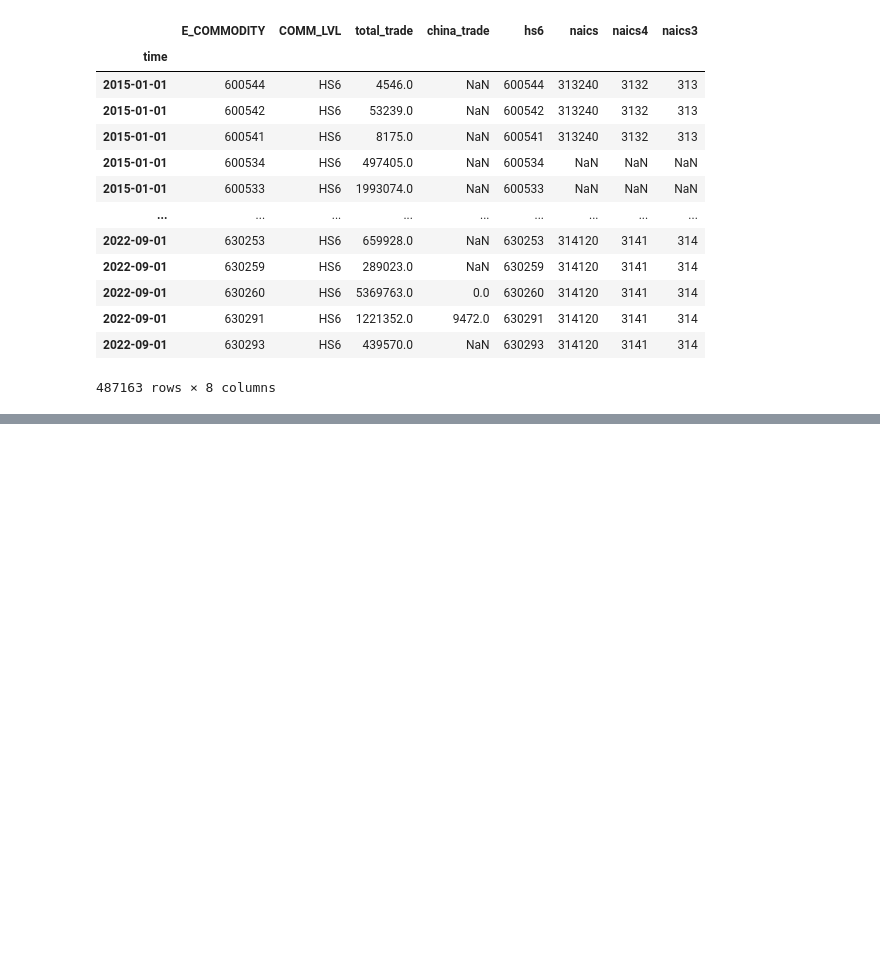
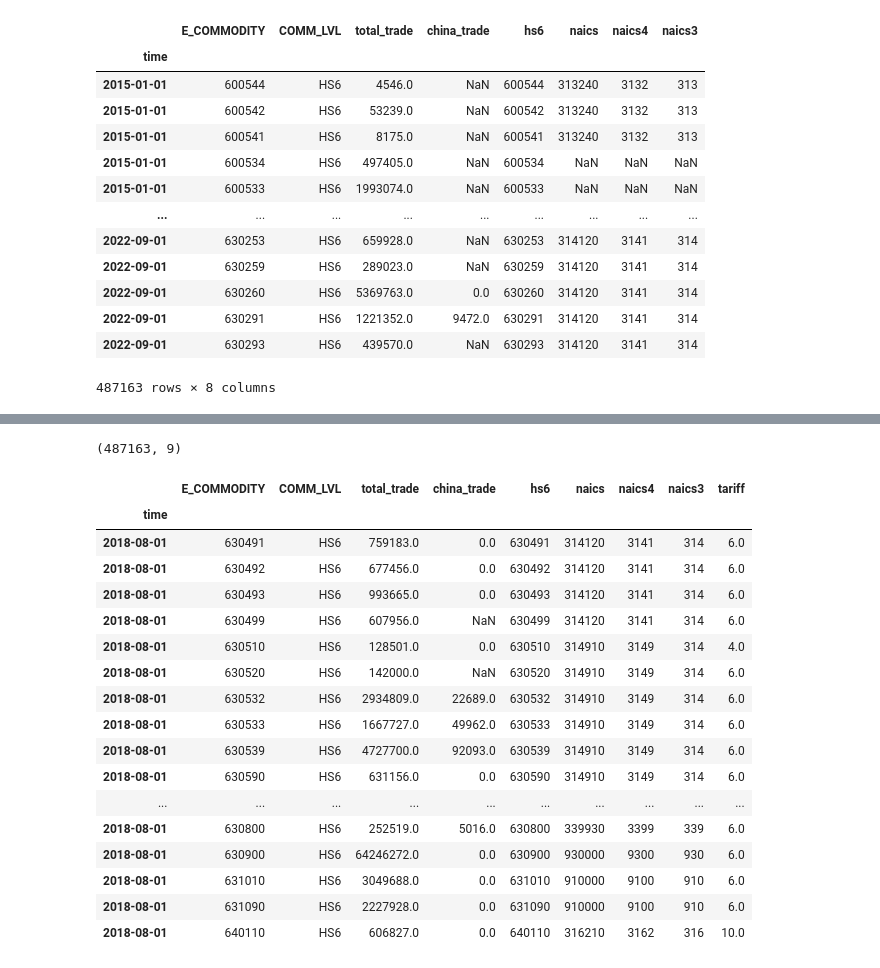
Before and after one commit to JayChang426/Pandas-to-STATA, a Jupyter notebook: countylevel_tariffs_and_exports.ipynb, the cells around one changed output, grey strips where cells are left out. Drawn from its saved outputs; the diff is of its cells as text; code cells hidden in the pictures; blank space fills up the shorter version.

```diff
--- a/countylevel_tariffs_and_exports.ipynb
+++ b/countylevel_tariffs_and_exports.ipynb
@@ -394,0 +488,61 @@ dftrade
+# %%
+# Here is phase 2
+initial_tariff.update(tariff_dict_r2)
+
+dftrade.loc["2018-09":,"tariff"] = dftrade.loc["2018-09":,"hs6"].map(initial_tariff)
+#print("done")
+
+# dftrade.to_stata("/Users/changjay/Desktop/Pandas-to-STATA Project/countylevel_tariffs_and_exports/test_4_5.dta")
+# %%
+# Here is phase 3
+initial_tariff.update(tariff_dict_r3)
+
+dftrade.loc["2018-10":,"tariff"] = dftrade.loc["2018-10":,"hs6"].map(initial_tariff)
+
+#print("done")
+
+# dftrade.to_stata("/Users/changjay/Desktop/Pandas-to-STATA Project/countylevel_tariffs_and_exports/test_4_6.dta")
+# %%
+# China then adjusts the mfn
+initial_tariff.update(tariff_dict_mfn)
+
+dftrade.loc["2018-11":,"tariff"] = dftrade.loc["2018-11":,"hs6"].map(initial_tariff)
+
+#print("done")
+# dftrade.to_stata("/Users/changjay/Desktop/Pandas-to-STATA Project/countylevel_tariffs_and_exports/test_4_7.dta")
+# %%
+# An update on the mfn's
+initial_tariff.update(tariff_dict_mfn_2019)
+
+dftrade.loc["2019-01":,"tariff"] = dftrade.loc["2019-01":,"hs6"].map(initial_tariff)
+
+# dftrade.to_stata("/Users/changjay/Desktop/Pandas-to-STATA Project/countylevel_tariffs_and_exports/test_4_8.dta")
+# %%
+dftrade.shape
+# %% [output]
+(487163, 9)
+# %%
+dftrade["tariff"] = dftrade["tariff"].replace(np.nan,0)
+
+dftrade[dftrade["tariff"] == 25].head()
+
+dftrade["2018-08"].head(25)
+# %% [output]
+|  | E_COMMODITY | COMM_LVL | total_trade | china_trade | hs6 | naics | naics4 | naics3 | tariff |
+| time |  |  |  |  |  |  |  |  |  |
+| 2018-08-01 | 630491 | HS6 | 759183.0 | 0.0 | 630491 | 314120 | 3141 | 314 | 6.0 |
+| 2018-08-01 | 630492 | HS6 | 677456.0 | 0.0 | 630492 | 314120 | 3141 | 314 | 6.0 |
+| 2018-08-01 | 630493 | HS6 | 993665.0 | 0.0 | 630493 | 314120 | 3141 | 314 | 6.0 |
+| 2018-08-01 | 630499 | HS6 | 607956.0 | NaN | 630499 | 314120 | 3141 | 314 | 6.0 |
+| 2018-08-01 | 630510 | HS6 | 128501.0 | 0.0 | 630510 | 314910 | 3149 | 314 | 4.0 |
+| 2018-08-01 | 630520 | HS6 | 142000.0 | NaN | 630520 | 314910 | 3149 | 314 | 6.0 |
+| 2018-08-01 | 630532 | HS6 | 2934809.0 | 22689.0 | 630532 | 314910 | 3149 | 314 | 6.0 |
+| 2018-08-01 | 630533 | HS6 | 1667727.0 | 49962.0 | 630533 | 314910 | 3149 | 314 | 6.0 |
+| 2018-08-01 | 630539 | HS6 | 4727700.0 | 92093.0 | 630539 | 314910 | 3149 | 314 | 6.0 |
+| 2018-08-01 | 630590 | HS6 | 631156.0 | 0.0 | 630590 | 314910 | 3149 | 314 | 6.0 |
+| ... | ... | ... | ... | ... | ... | ... | ... | ... | ... |
+| 2018-08-01 | 630800 | HS6 | 252519.0 | 5016.0 | 630800 | 339930 | 3399 | 339 | 6.0 |
+| 2018-08-01 | 630900 | HS6 | 64246272.0 | 0.0 | 630900 | 930000 | 9300 | 930 | 6.0 |
+| 2018-08-01 | 631010 | HS6 | 3049688.0 | 0.0 | 631010 | 910000 | 9100 | 910 | 6.0 |
+| 2018-08-01 | 631090 | HS6 | 2227928.0 | 0.0 | 631090 | 910000 | 9100 | 910 | 6.0 |
+| 2018-08-01 | 640110 | HS6 | 606827.0 | 0.0 | 640110 | 316210 | 3162 | 316 | 10.0 |
```
Also changed, not shown: parts of 17 cells of this notebook, 4 other files.
